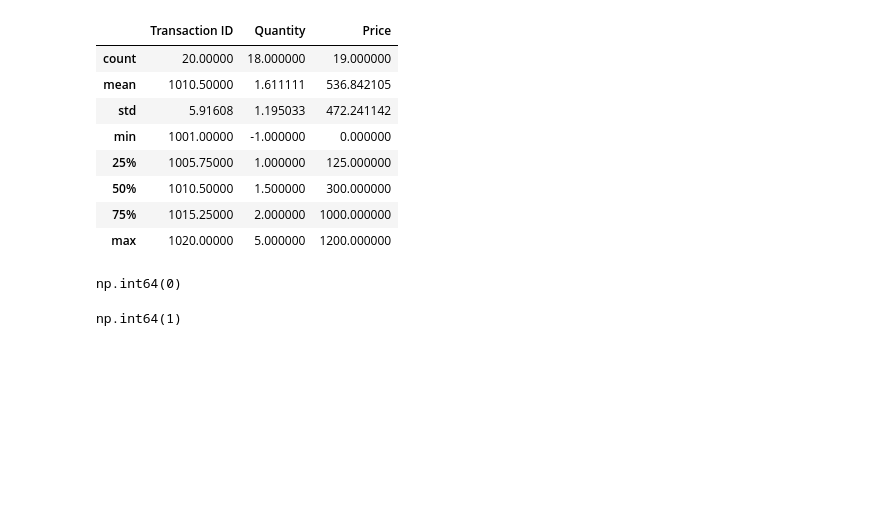
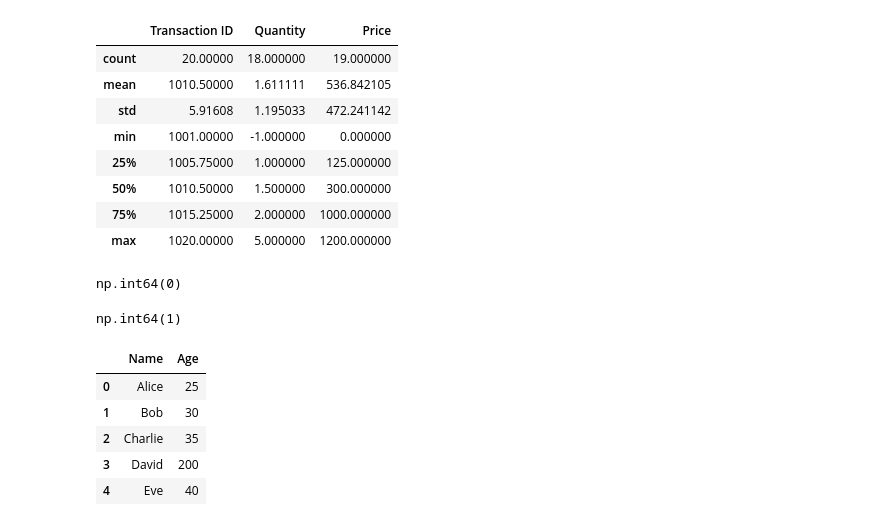
Before and after one commit to domandaris-89/AIML-Batch2, a Jupyter notebook: Day 15 - Data Handling - Cleaning/in class Data Handling.ipynb, the cells around one changed output. Cells and saved outputs as stored; diff of their text form; code cells hidden in the pictures; blank space fills up the shorter version.

```diff
--- a/Day 15 - Data Handling - Cleaning/in class Data Handling.ipynb
+++ b/Day 15 - Data Handling - Cleaning/in class Data Handling.ipynb
@@ -77,3 +77,18 @@ np.int64(0)
 df['Customer Name'].duplicated().sum()
 # %% [output]
 np.int64(1)
+# %%
+data2 = {
+    "Name": ["Alice", "Bob", "Charlie", "David", "Eve"],
+    "Age": [25, 30, 35, 200, 40],  # 200 is an outlier
+}
+
+df2 = pd.DataFrame(data2)
+df2
+# %% [output]
+|  | Name | Age |
+| 0 | Alice | 25 |
+| 1 | Bob | 30 |
+| 2 | Charlie | 35 |
+| 3 | David | 200 |
+| 4 | Eve | 40 |
```
Also changed, not shown: parts of 11 cells of this notebook.
